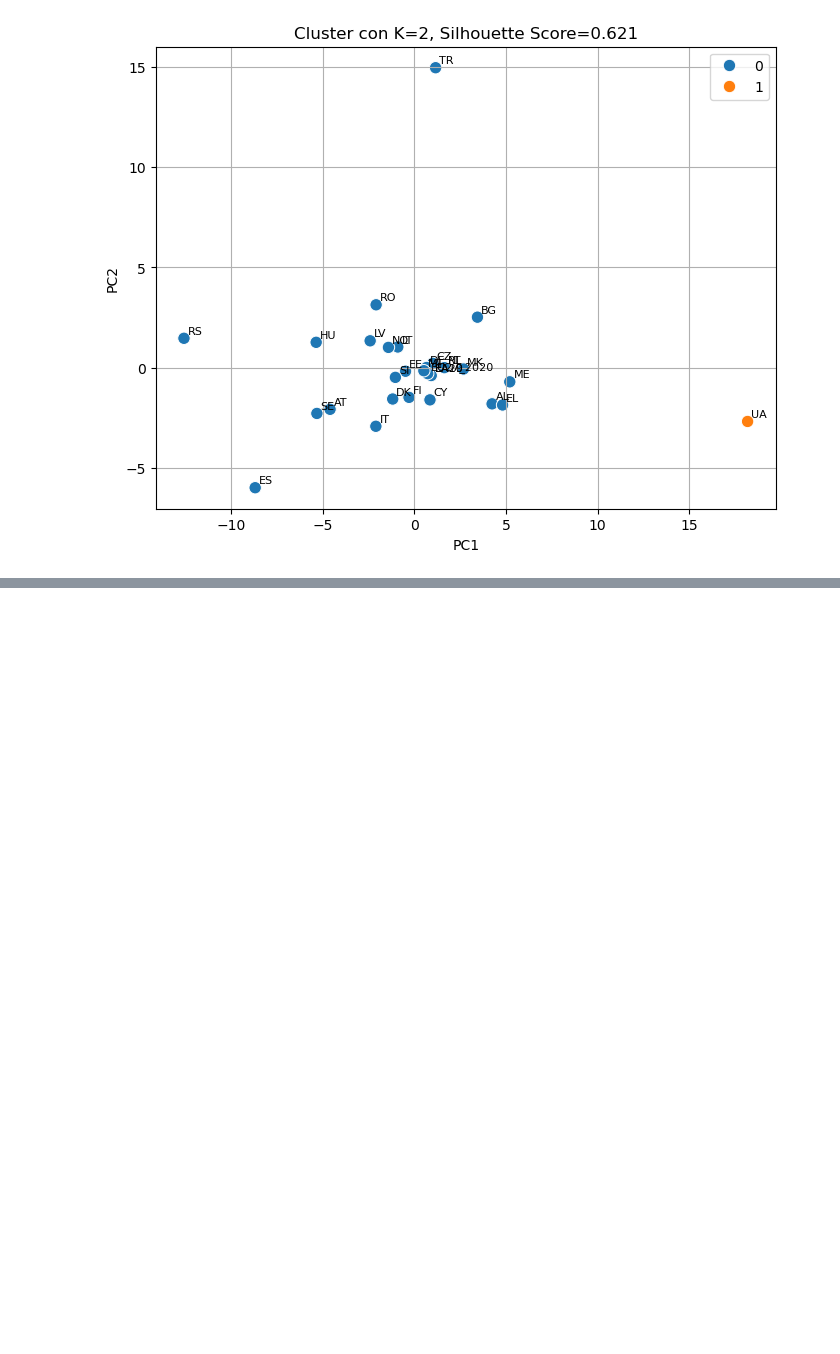
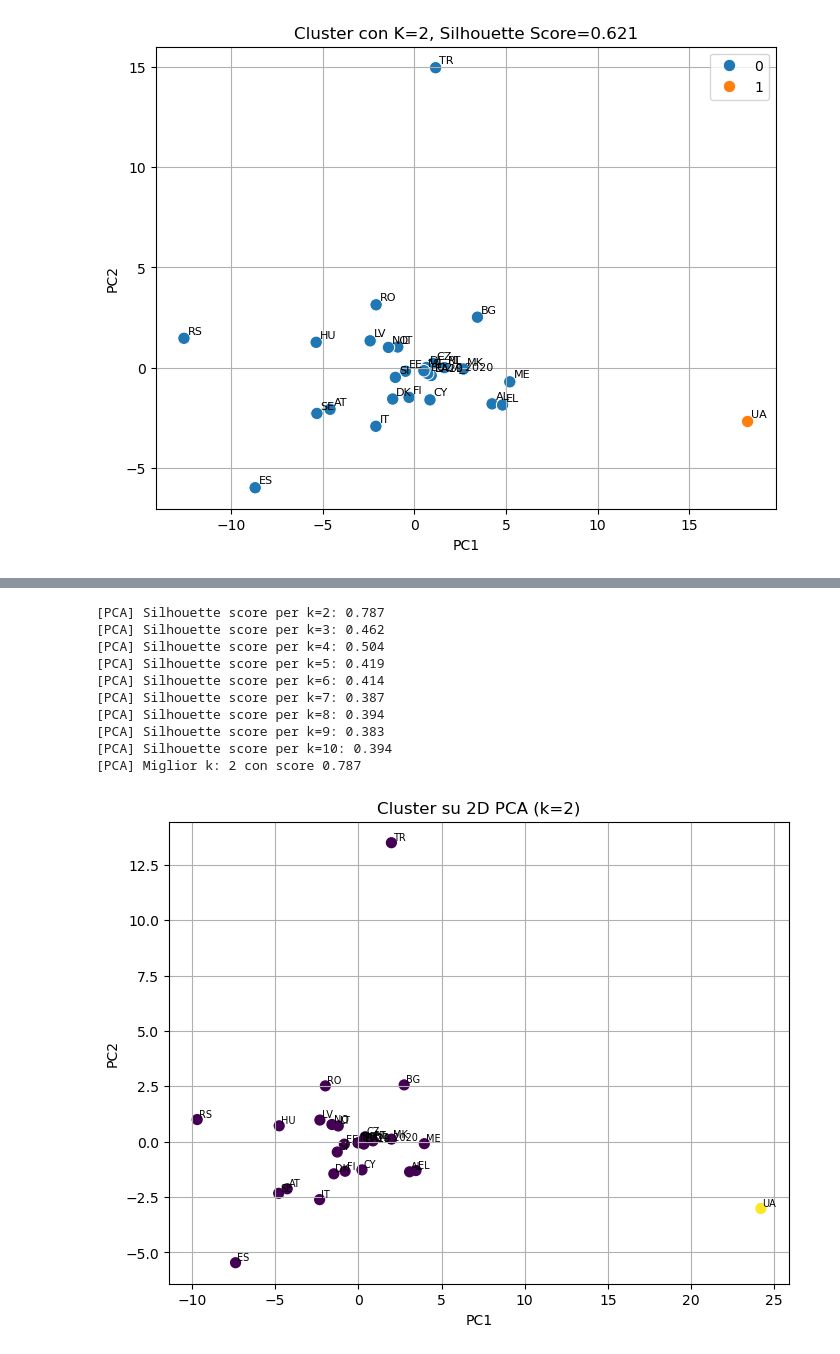
Before and after one commit to saccolucax2/DA_Project, a Jupyter notebook: code.ipynb, the cells around one changed output, grey strips where cells are left out. Cells and saved outputs as stored; diff of their text form; code cells hidden in the pictures; blank space fills up the shorter version.

```diff
--- a/code.ipynb
+++ b/code.ipynb
@@ -39,10 +37,10 @@ print(dataset_splitted)
 [2247 rows x 5 columns]
 # %%
 # Crea la colonna 'serie' solo con 'geo' (dato che cpa2_1 è eliminata)
-dataset_splitted['serie'] = dataset_splitted['geo']
+df['serie'] = df['geo']
 
 # Crea la tabella pivot
-pivot_df = dataset_splitted.pivot_table(index='TIME_PERIOD', columns='serie', values='OBS_VALUE')
+pivot_df = df.pivot_table(index='TIME_PERIOD', columns='serie', values='OBS_VALUE')
 
 print(pivot_df)
 # %% [output]
@@ -157,0 +227,14 @@ plt.show()
+# %%
+# Media mobile su 3 anni (incluso l'anno corrente e i due precedenti)
+df['rolling_mean_3'] = df.groupby('geo')['OBS_VALUE'].transform(lambda x: x.rolling(window=3, min_periods=1).mean())
+
+# Deviazione standard su 3 anni
+df['rolling_std_3'] = df.groupby('geo')['OBS_VALUE'].transform(lambda x: x.rolling(window=3, min_periods=1).std())
+
+# Dato che il primo anno di ogni paese non ha tre valori precedenti, std sarà NaN => sostituire NaN con 0 o con un valore minimo
+df['rolling_std_3'] = df['rolling_std_3'].fillna(0.0)
+
+# Feature binaria se var_perc > 0 (crescita dell’anno precedente)
+df['grew_last_year'] = (df['var_perc'] > 0).astype(int)
+
+print(df[['geo', 'TIME_PERIOD', 'OBS_VALUE', 'rolling_mean_3', 'rolling_std_3', 'grew_last_year']].head(10))
@@ -157,0 +416,59 @@ plt.show()
+# %%
+from sklearn.decomposition import PCA
+from sklearn.preprocessing import StandardScaler
+from sklearn.cluster import KMeans
+from sklearn.metrics import silhouette_score
+
+# Partiamo da data_filled (paesi x anni) già calcolato
+# -- Ricalcola rapidamente la pipeline per chiarezza:
+pivot_df = df.pivot_table(index='TIME_PERIOD', columns='geo', values='OBS_VALUE')
+data = pivot_df.T.dropna(how='all').apply(lambda row: row.fillna(row.mean()), axis=1)
+data_filled = data.dropna()
+scaler = StandardScaler()
+data_scaled = scaler.fit_transform(data_filled)
+
+# 1. PCA a 2 componenti
+pca = PCA(n_components=2, random_state=42)
+data_pca2 = pca.fit_transform(data_scaled)
+
+# 2. Clustering con KMeans su dati ridotti
+best_k = 2
+best_score = -1
+for k in range(2, min(11, data_pca2.shape[0] + 1)):
+    kmeans = KMeans(n_clusters=k, random_state=42, n_init=10)
+    labels = kmeans.fit_predict(data_pca2)
+    score = silhouette_score(data_pca2, labels)
+    print(f"[PCA] Silhouette score per k={k}: {score:.3f}")
+    if score > best_score:
+        best_score = score
+        best_k = k
+
+print(f"[PCA] Miglior k: {best_k} con score {best_score:.3f}")
+
+# Applica KMeans finale su PCA
+kmeans_final = KMeans(n_clusters=best_k, random_state=42, n_init=10)
+labels_pca = kmeans_final.fit_predict(data_pca2)
+
+# Visualizza i cluster su PCA
+import matplotlib.pyplot as plt
+plt.figure(figsize=(8, 6))
+plt.scatter(data_pca2[:, 0], data_pca2[:, 1], c=labels_pca, cmap='viridis', s=50)
+for i, country in enumerate(data_filled.index):
+    plt.text(data_pca2[i, 0]+0.1, data_pca2[i, 1]+0.1, country, fontsize=7)
+plt.title(f"Cluster su 2D PCA (k={best_k})")
+plt.xlabel("PC1")
+plt.ylabel("PC2")
+plt.grid(True)
+plt.show()
+# %% [output]
+[PCA] Silhouette score per k=2: 0.787
+[PCA] Silhouette score per k=3: 0.462
+[PCA] Silhouette score per k=4: 0.504
+[PCA] Silhouette score per k=5: 0.419
+[PCA] Silhouette score per k=6: 0.414
+[PCA] Silhouette score per k=7: 0.387
+[PCA] Silhouette score per k=8: 0.394
+[PCA] Silhouette score per k=9: 0.383
+[PCA] Silhouette score per k=10: 0.394
+[PCA] Miglior k: 2 con score 0.787
+[figure, added]
```
Also changed, not shown: parts of 12 cells of this notebook, 3 other files.
